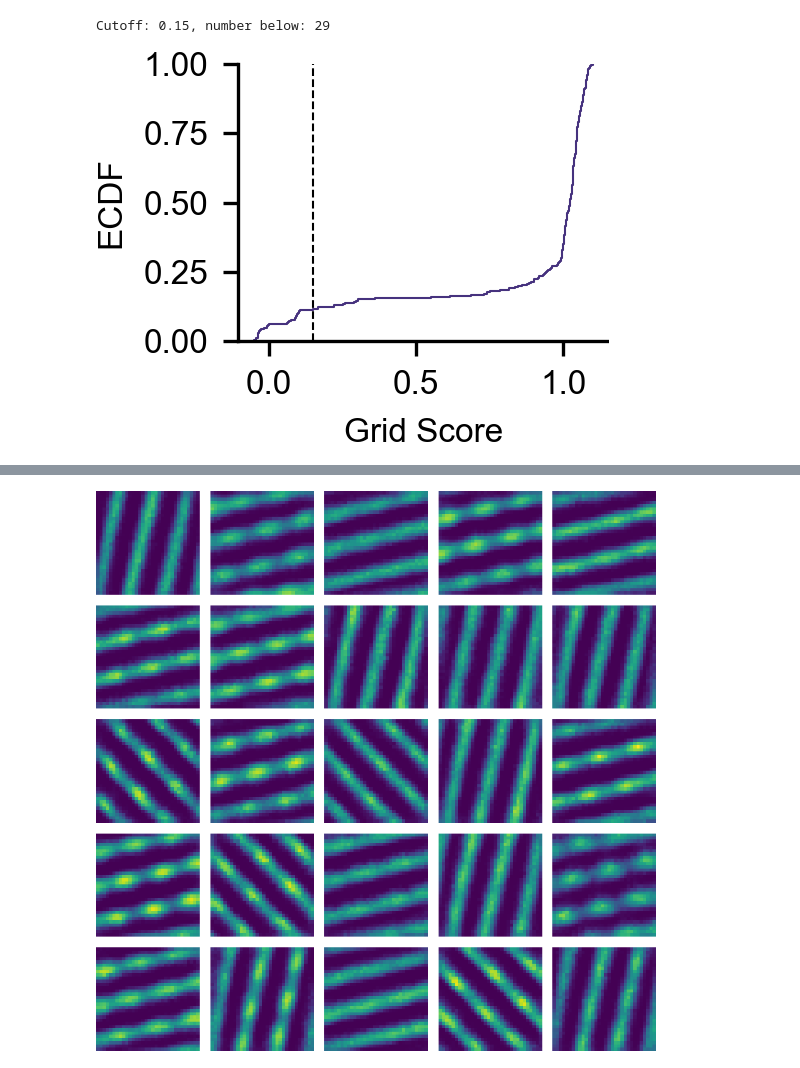
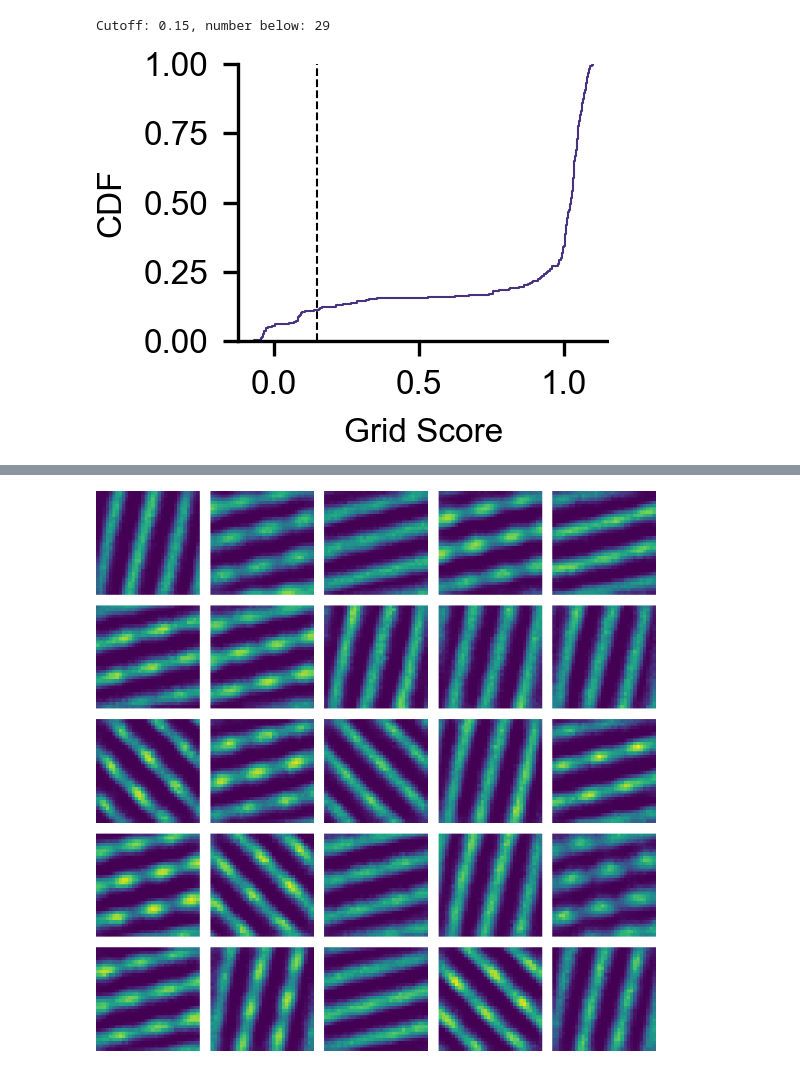
Before and after one commit to bioAI-Oslo/GridsWithoutPI, a Jupyter notebook: prune_rnn.ipynb, the cells around one changed output, grey strips where cells are left out. Saved outputs shown, nothing was run; the diff lists cells and outputs as text; code cells hidden in the pictures.

```diff
--- a/prune_rnn.ipynb
+++ b/prune_rnn.ipynb
@@ -40,13 +40,14 @@ print(f"Cutoff: {cutoff}, number below: {low_gs_mask.sum()}")
 # %% [output]
 Cutoff: 0.15, number below: 29
 # %%
+plt.figure()
 plt.ecdf(grid_scores, linewidth = 0.5)
 plt.vlines(cutoff, 0, 1, "k", linestyles="dashed", linewidth = 0.5)
 plt.xlabel("Grid Score")
-plt.ylabel("ECDF")
+plt.ylabel("CDF")
 plt.savefig("./figures/gs_ecdf")
 # %% [output]
-[figure, old version]
+[figure, new version]
 # %%
 count, a, b = plt.hist(grid_scores, bins = 32);
 plt.vlines(cutoff, 0, np.amax(count)*1.1, "k", linestyles="dashed", linewidth = 0.5)
```
Also changed, not shown: parts of 1 cell of this notebook, 1 other file.
